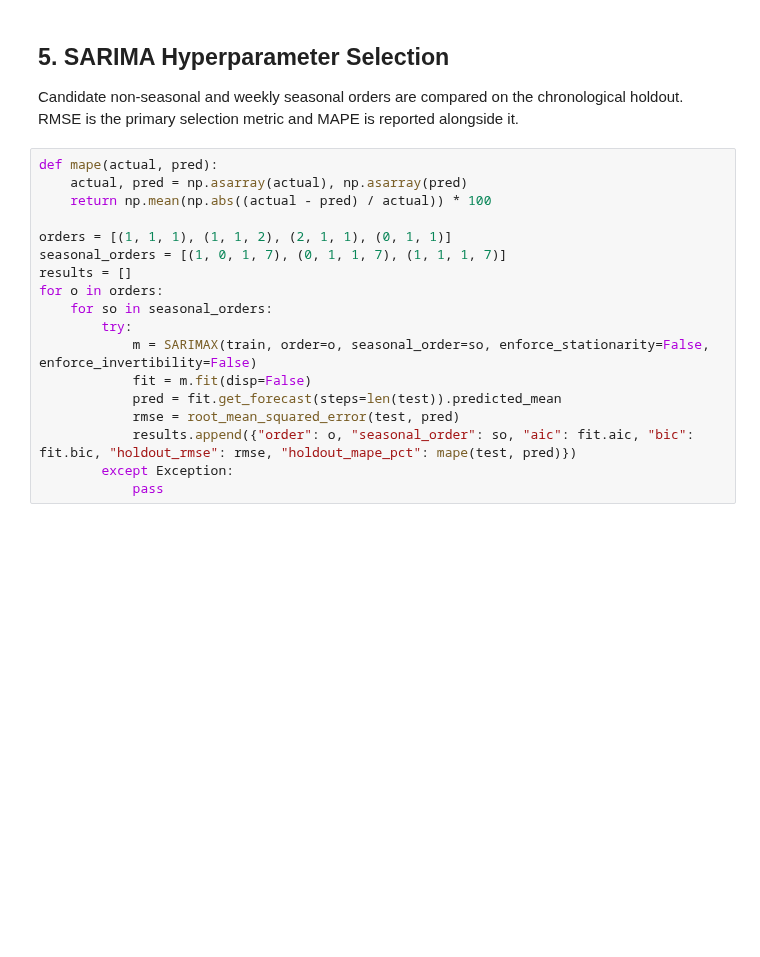
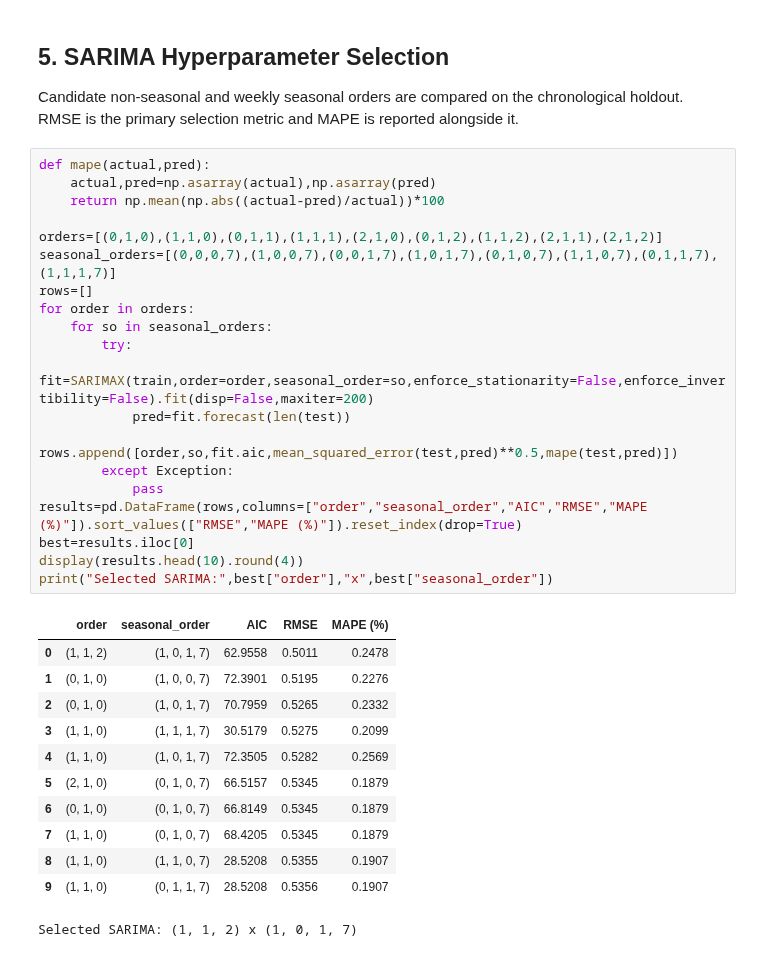
Before and after one commit to amitsinghbhadouriya/Data-science-with-python-and-R-intern-tasks, a Jupyter notebook: time_series_forecasting_deliverable/time_series_forecasting_SARIMA.ipynb, the cells around one changed output. Cells and saved outputs as stored; diff of their text form; blank space fills up the shorter version.

Commit message:
feat(forecasting): rank configurations by validation RMSE and select optimal model

```diff
--- a/time_series_forecasting_deliverable/time_series_forecasting_SARIMA.ipynb
+++ b/time_series_forecasting_deliverable/time_series_forecasting_SARIMA.ipynb
@@ -102,20 +102,35 @@ Test: 2026-06-24 to 2026-06-30 | 7 observations
 
 Candidate non-seasonal and weekly seasonal orders are compared on the chronological holdout. RMSE is the primary selection metric and MAPE is reported alongside it.
 # %%
-def mape(actual, pred):
-    actual, pred = np.asarray(actual), np.asarray(pred)
-    return np.mean(np.abs((actual - pred) / actual)) * 100
+def mape(actual,pred):
+    actual,pred=np.asarray(actual),np.asarray(pred)
+    return np.mean(np.abs((actual-pred)/actual))*100
 
-orders = [(1, 1, 1), (1, 1, 2), (2, 1, 1), (0, 1, 1)]
-seasonal_orders = [(1, 0, 1, 7), (0, 1, 1, 7), (1, 1, 1, 7)]
-results = []
-for o in orders:
+orders=[(0,1,0),(1,1,0),(0,1,1),(1,1,1),(2,1,0),(0,1,2),(1,1,2),(2,1,1),(2,1,2)]
+seasonal_orders=[(0,0,0,7),(1,0,0,7),(0,0,1,7),(1,0,1,7),(0,1,0,7),(1,1,0,7),(0,1,1,7),(1,1,1,7)]
+rows=[]
+for order in orders:
     for so in seasonal_orders:
         try:
-            m = SARIMAX(train, order=o, seasonal_order=so, enforce_stationarity=False, enforce_invertibility=False)
-            fit = m.fit(disp=False)
-            pred = fit.get_forecast(steps=len(test)).predicted_mean
-            rmse = root_mean_squared_error(test, pred)
-            results.append({"order": o, "seasonal_order": so, "aic": fit.aic, "bic": fit.bic, "holdout_rmse": rmse, "holdout_mape_pct": mape(test, pred)})
+            fit=SARIMAX(train,order=order,seasonal_order=so,enforce_stationarity=False,enforce_invertibility=False).fit(disp=False,maxiter=200)
+            pred=fit.forecast(len(test))
+            rows.append([order,so,fit.aic,mean_squared_error(test,pred)**0.5,mape(test,pred)])
         except Exception:
             pass
+results=pd.DataFrame(rows,columns=["order","seasonal_order","AIC","RMSE","MAPE (%)"]).sort_values(["RMSE","MAPE (%)"]).reset_index(drop=True)
+best=results.iloc[0]
+display(results.head(10).round(4))
+print("Selected SARIMA:",best["order"],"x",best["seasonal_order"])
+# %% [output]
+|  | order | seasonal_order | AIC | RMSE | MAPE (%) |
+| 0 | (1, 1, 2) | (1, 0, 1, 7) | 62.9558 | 0.5011 | 0.2478 |
+| 1 | (0, 1, 0) | (1, 0, 0, 7) | 72.3901 | 0.5195 | 0.2276 |
+| 2 | (0, 1, 0) | (1, 0, 1, 7) | 70.7959 | 0.5265 | 0.2332 |
+| 3 | (1, 1, 0) | (1, 1, 1, 7) | 30.5179 | 0.5275 | 0.2099 |
+| 4 | (1, 1, 0) | (1, 0, 1, 7) | 72.3505 | 0.5282 | 0.2569 |
+| 5 | (2, 1, 0) | (0, 1, 0, 7) | 66.5157 | 0.5345 | 0.1879 |
+| 6 | (0, 1, 0) | (0, 1, 0, 7) | 66.8149 | 0.5345 | 0.1879 |
+| 7 | (1, 1, 0) | (0, 1, 0, 7) | 68.4205 | 0.5345 | 0.1879 |
+| 8 | (1, 1, 0) | (1, 1, 0, 7) | 28.5208 | 0.5355 | 0.1907 |
+| 9 | (1, 1, 0) | (0, 1, 1, 7) | 28.5208 | 0.5356 | 0.1907 |
+Selected SARIMA: (1, 1, 2) x (1, 0, 1, 7)
```
